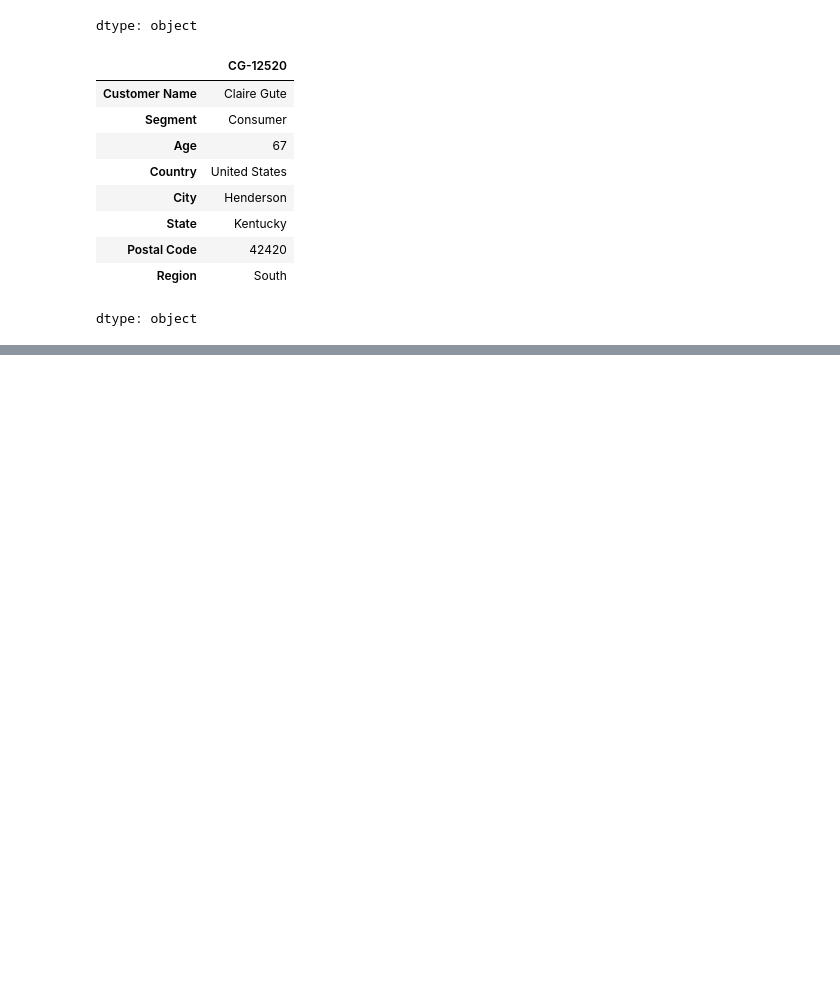
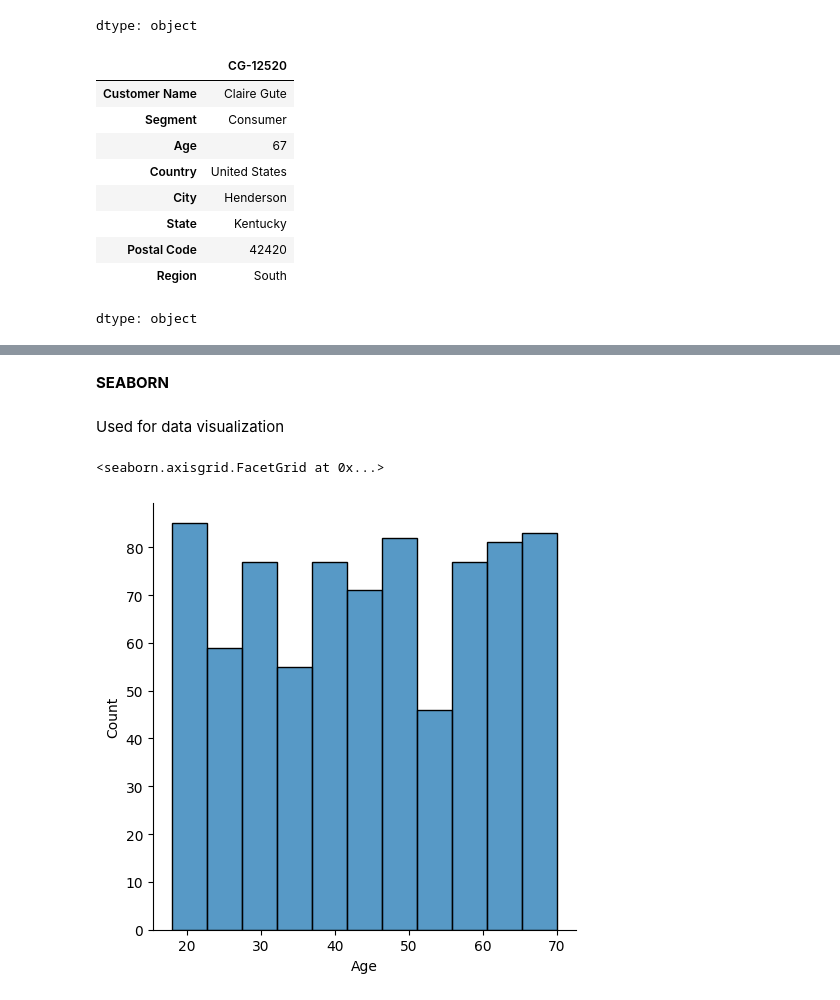
Before and after one commit to samyak2475/ML-UDEMY, a Jupyter notebook: 2.ipynb, the cells around one changed output, grey strips where cells are left out. Saved outputs shown, nothing was run; the diff lists cells and outputs as text; code cells hidden in the pictures; blank space fills up the shorter version.

```diff
--- a/2.ipynb
+++ b/2.ipynb
@@ -214,3 +214,7 @@ df1.iloc[0:5:2]
 | CG-12520 | Claire Gute | Consumer | 67 | United States | Henderson | Kentucky | 42420 | South |
 | SO-20335 | Sean O'Donnell | Consumer | 65 | United States | Fort Lauderdale | Florida | 33311 | South |
 | AA-10480 | Andrew Allen | Consumer | 50 | United States | Concord | North Carolina | 28027 | South |
+# %% [markdown]
+**SEABORN**
+# %% [markdown]
+Used for data visualization
@@ -216,0 +223,5 @@ df1.iloc[0:5:2]
+# %%
+sns.displot(df.Age) #histograph, KDE missing
+# %% [output]
+<seaborn.axisgrid.FacetGrid at 0x...>
+[figure, added]
```
Also changed, not shown: parts of 10 cells of this notebook.
